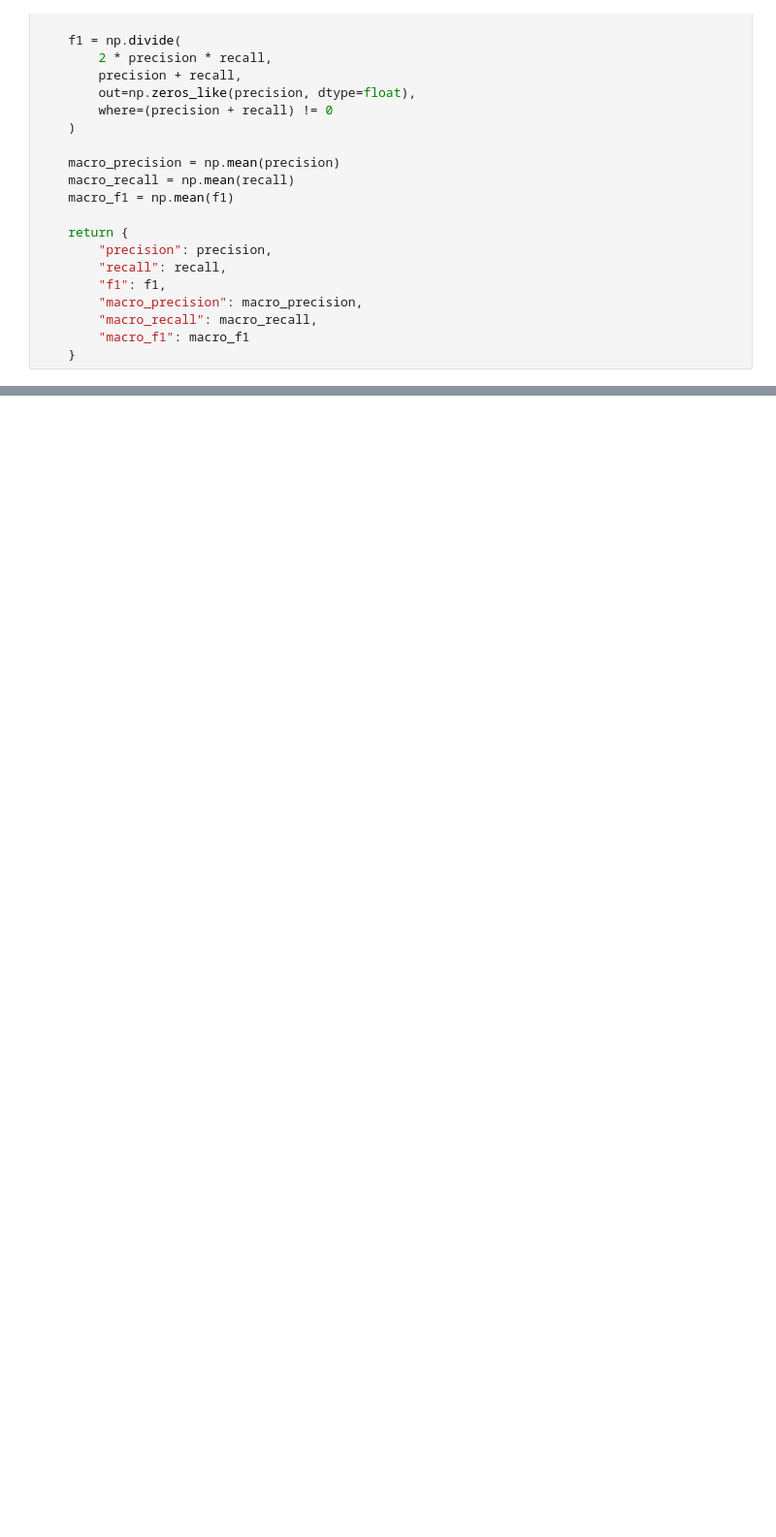
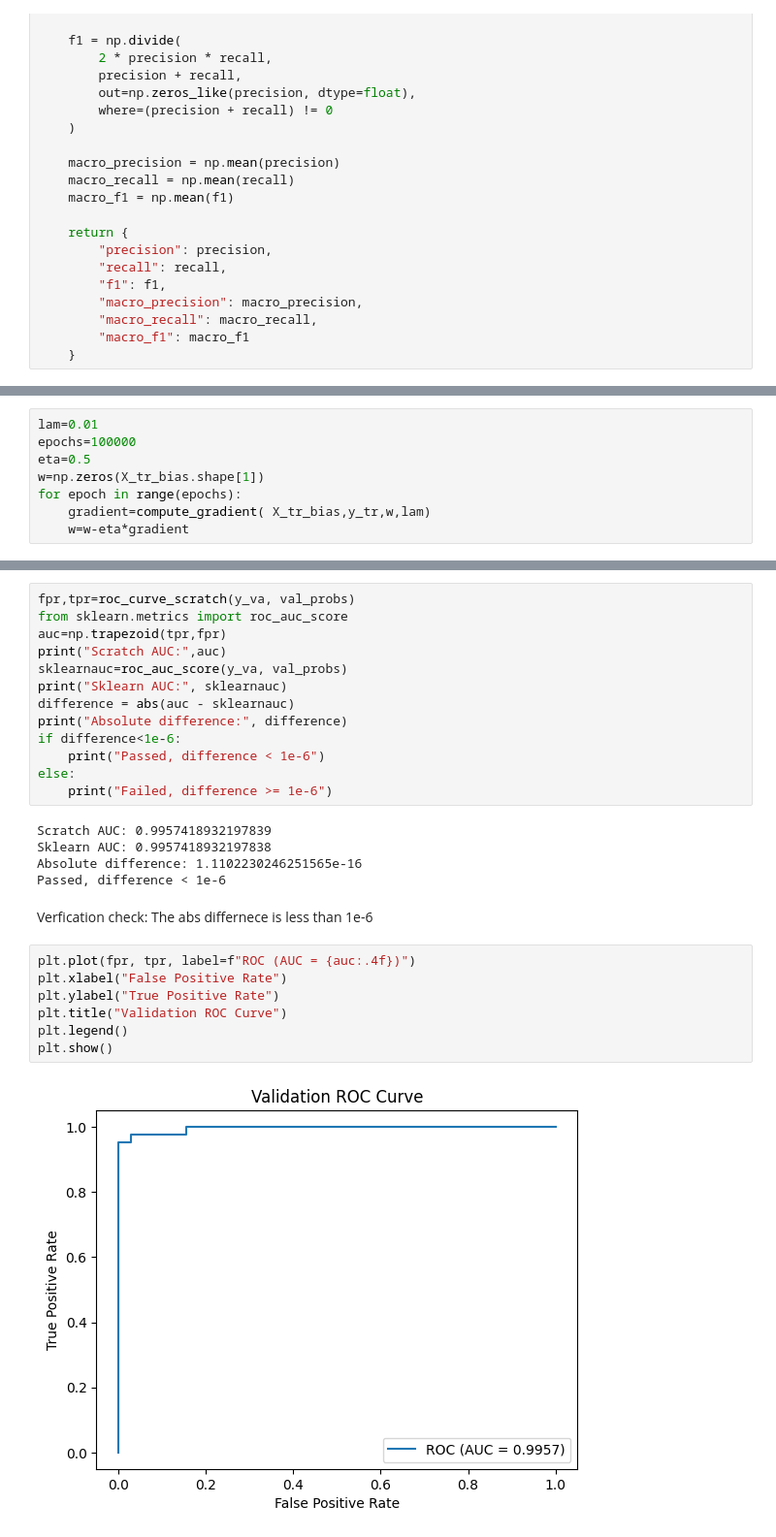
Before and after one commit to asmaa580/Linear-Models-and-Support-Vector-Machines, a Jupyter notebook: notebbok1.ipynb, the cells around one changed output, grey strips where cells are left out. Shown at 97% size. Cells and saved outputs as stored; diff of their text form; blank space fills up the shorter version.

```diff
--- a/notebbok1.ipynb
+++ b/notebbok1.ipynb
@@ -211,0 +639,8 @@ def classification_metrics(cm):
+# %%
+lam=0.01
+epochs=100000
+eta=0.5
+w=np.zeros(X_tr_bias.shape[1])
+for epoch in range(epochs):
+    gradient=compute_gradient( X_tr_bias,y_tr,w,lam)
+    w=w-eta*gradient
@@ -211,0 +846,29 @@ def classification_metrics(cm):
+# %%
+fpr,tpr=roc_curve_scratch(y_va, val_probs)
+from sklearn.metrics import roc_auc_score
+auc=np.trapezoid(tpr,fpr)
+print("Scratch AUC:",auc)
+sklearnauc=roc_auc_score(y_va, val_probs)
+print("Sklearn AUC:", sklearnauc)
+difference = abs(auc - sklearnauc)
+print("Absolute difference:", difference)
+if difference<1e-6:
+    print("Passed, difference < 1e-6")
+else:
+    print("Failed, difference >= 1e-6")
+# %% [output]
+Scratch AUC: 0.9957418932197839
+Sklearn AUC: 0.9957418932197838
+Absolute difference: 1.1102230246251565e-16
+Passed, difference < 1e-6
+# %% [markdown]
+Verfication check: The abs differnece is less than 1e-6
+# %%
+plt.plot(fpr, tpr, label=f"ROC (AUC = {auc:.4f})")
+plt.xlabel("False Positive Rate")
+plt.ylabel("True Positive Rate")
+plt.title("Validation ROC Curve")
+plt.legend()
+plt.show()
+# %% [output]
+[figure, added]
```
Also changed, not shown: parts of 53 cells of this notebook.
